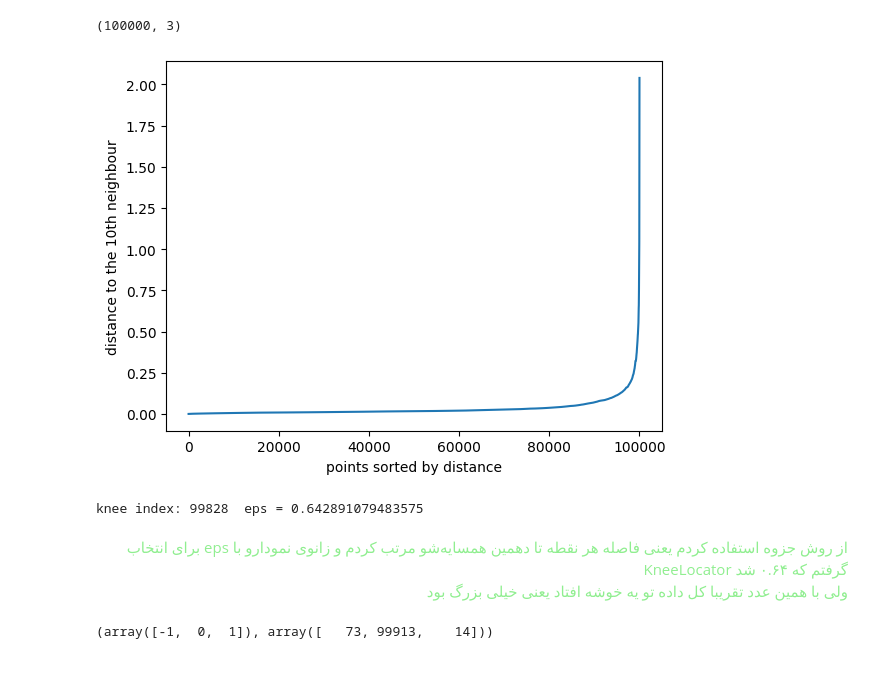
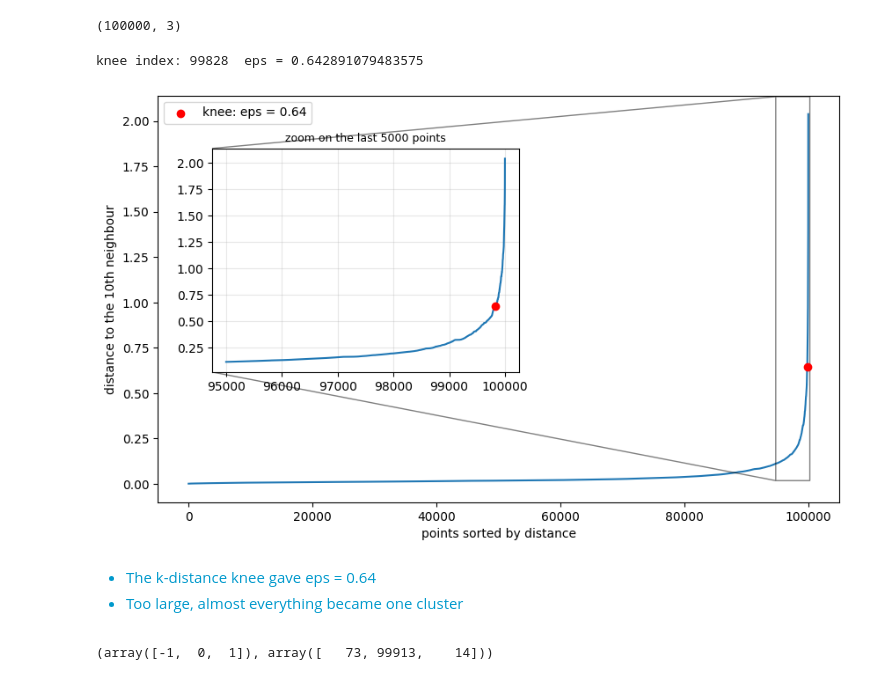
Before and after one commit to aminrafi394/quera-AI-first-project, a Jupyter notebook: notebooks/clustering_mahdi.ipynb, the cells around one changed output. Drawn from its saved outputs; the diff is of its cells as text; code cells hidden in the pictures.

```diff
--- a/notebooks/clustering_mahdi.ipynb
+++ b/notebooks/clustering_mahdi.ipynb
@@ -415,29 +450,43 @@ print(X_db.shape)
 # %% [output]
 (100000, 3)
 # %%
-# find eps
+# k-distance eps
 
 nn = NearestNeighbors(n_neighbors=10)
 nn.fit(X_db)
 neigh_dist, _ = nn.kneighbors()
 
-best_dist = neigh_dist[:, -1]
+best_dist = neigh_dist[:,-1]
 sorted_dist = np.sort(best_dist)
 
-plt.plot(range(len(sorted_dist)), sorted_dist)
-plt.xlabel('points sorted by distance')
-plt.ylabel('distance to the 10th neighbour')
+loc = KneeLocator(range(len(sorted_dist)),sorted_dist,curve='convex')
+print('knee index:',loc.knee,' eps =',sorted_dist[loc.knee])
+
+zoom_from = len(sorted_dist) - 5000
+
+fig, ax = plt.subplots(figsize=(10, 6))
+ax.plot(range(len(sorted_dist)),sorted_dist)
+ax.scatter(loc.knee, sorted_dist[loc.knee],c='red',zorder=5,label=f'knee: eps = {sorted_dist[loc.knee]:.2f}')
+ax.set_xlabel('points sorted by distance')
+ax.set_ylabel('distance to the 10th neighbour')
+ax.legend(loc='upper left')
+
+axin = ax.inset_axes([0.08, 0.32, 0.45, 0.55])
+axin.plot(range(zoom_from, len(sorted_dist)), sorted_dist[zoom_from:])
+axin.scatter(loc.knee, sorted_dist[loc.knee], c='red', zorder=5)
+axin.set_title(f'zoom on the last {len(sorted_dist) - zoom_from} points', fontsize=9)
+axin.grid(alpha=0.3)
+ax.indicate_inset_zoom(axin, edgecolor='black')
+
 plt.show()
-
-loc = KneeLocator(range(len(sorted_dist)), sorted_dist, curve='convex')
-print('knee index:', loc.knee, ' eps =', sorted_dist[loc.knee])
 # %% [output]
+knee index: 99828  eps = 0.642891079483575
-[figure, old version]
+[figure, new version]
-knee index: 99828  eps = 0.642891079483575
 # %% [markdown]
-<p dir="rtl" align="right"><font color="#90EE90" face="vazir">
-برای انتخاب eps از روش جزوه استفاده کردم یعنی فاصله هر نقطه تا دهمین همسایه‌شو مرتب کردم و زانوی نمودارو با KneeLocator گرفتم که ۰.۶۴ شد
-<br>
-ولی با همین عدد تقریبا کل داده تو یه خوشه افتاد یعنی خیلی بزرگ بود
-</font></p>
+<div dir="ltr" align="left"><font color="#0099cc">
+<ul>
+<li>The k-distance knee gave eps = 0.64</li>
+<li>Too large, almost everything became one cluster</li>
+</ul>
+</font></div>
 # %%
```
Also changed, not shown: parts of 42 cells of this notebook.
